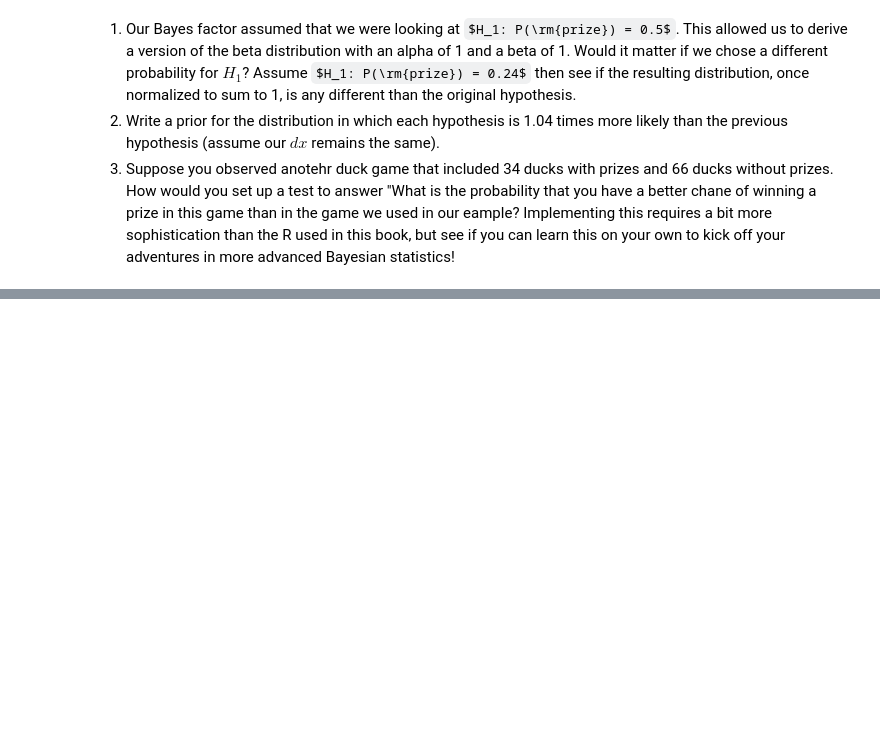
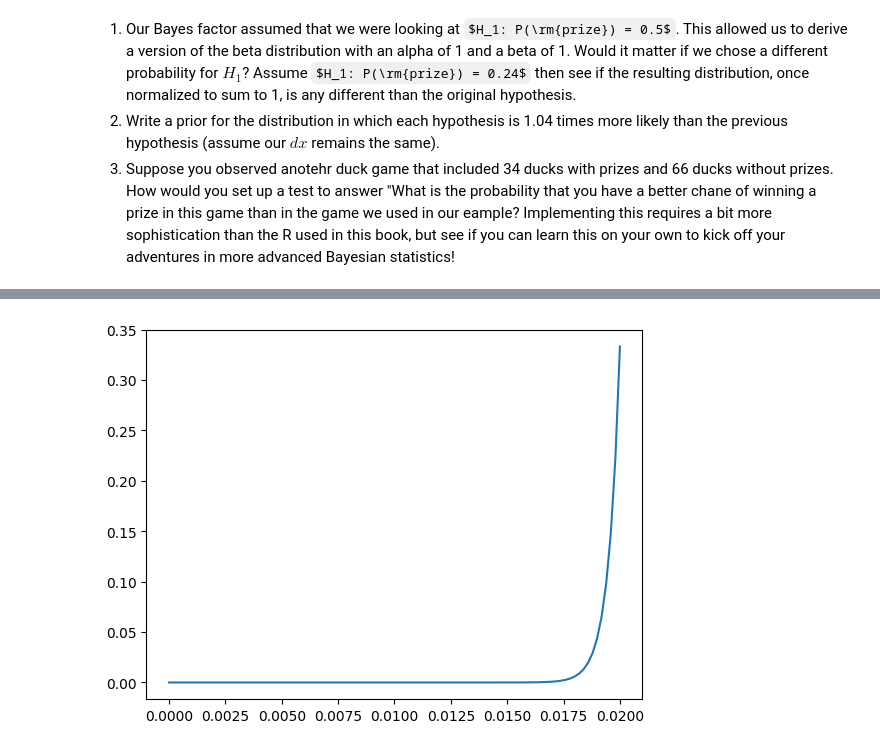
Before and after one commit to TecKnow/learning, a Jupyter notebook: Chapter_19.ipynb, the cells around one changed output, grey strips where cells are left out. Cells and saved outputs as stored; diff of their text form; code cells hidden in the pictures; some formulas as TeX source; blank space fills up the shorter version.

```diff
--- a/Chapter_19.ipynb
+++ b/Chapter_19.ipynb
@@ -143,0 +180,8 @@ As the above series of plots shows, it's posible to turn a collection of posteri
+# %%
+fig, ax = plt.subplots(1,1)
+x = x / np.sum(x)
+y = y / np.sum(y)
+ax.plot(x,y)
+plt.show()
+# %% [output]
+[figure, added]
```
Also changed, not shown: parts of 19 cells of this notebook.
